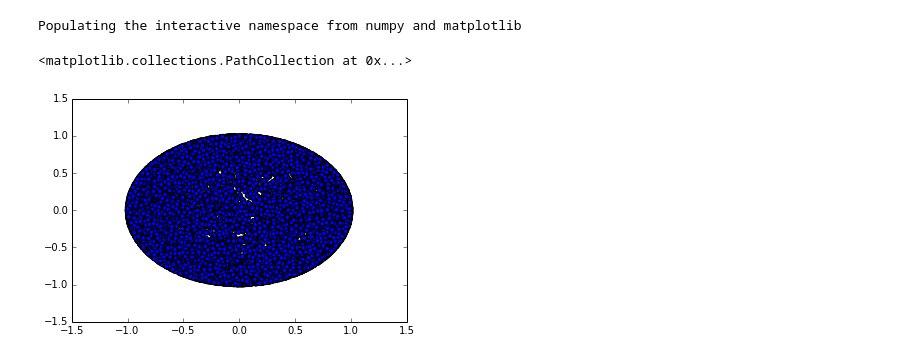
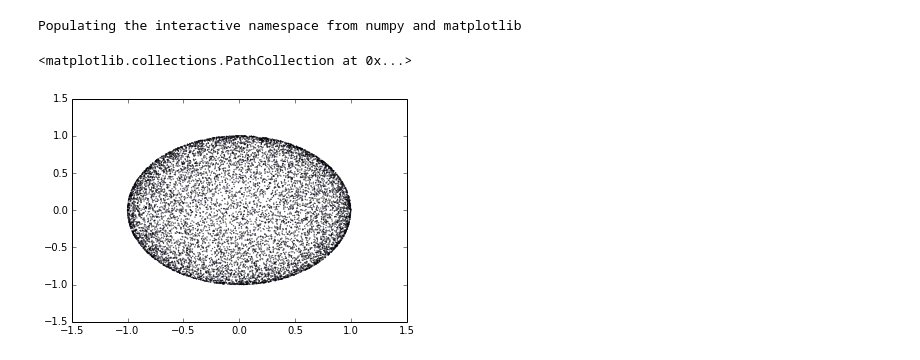
Before and after one commit to VeronicaArias/AlineacionesELVIS, a Jupyter notebook: src/RandomTest.ipynb, the cells around one changed output. Drawn from its saved outputs; the diff is of its cells as text; code cells hidden in the pictures.

Commit message:
smaller point size in the plot

```diff
--- a/src/RandomTest.ipynb
+++ b/src/RandomTest.ipynb
@@ -11,10 +11,10 @@ x=cos(phi)*sin(theta)
 y=sin(phi)*sin(theta)
 z=cos(theta)
 # %%
-scatter(x,y)
+scatter(x,y,s=0.1)
 # %% [output]
 <matplotlib.collections.PathCollection at 0x...>
-[figure, old version]
+[figure, new version]
 # %%
 n_axis = 42
 axis_x = x[n_axis]
```
Also changed, not shown: parts of 2 cells of this notebook.
